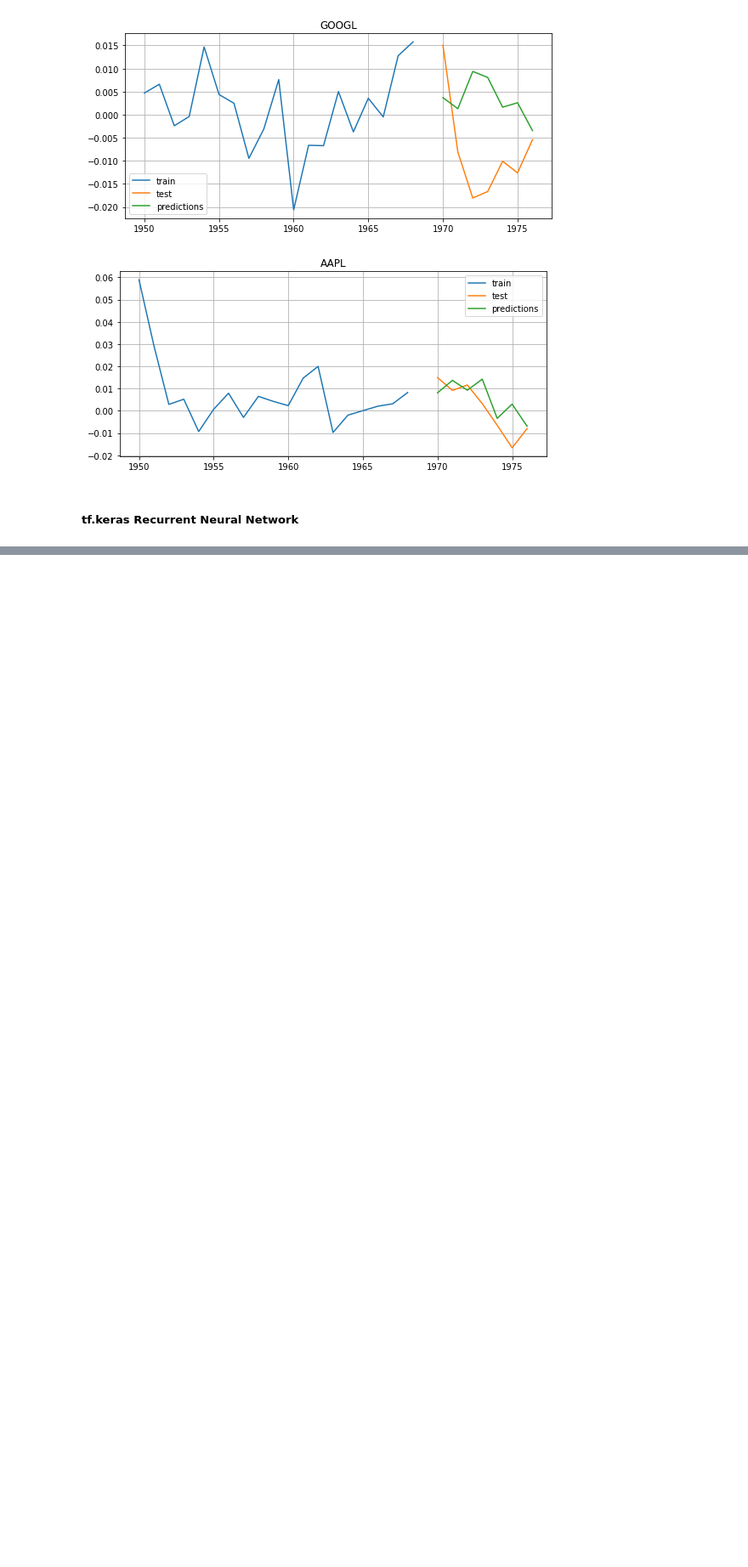
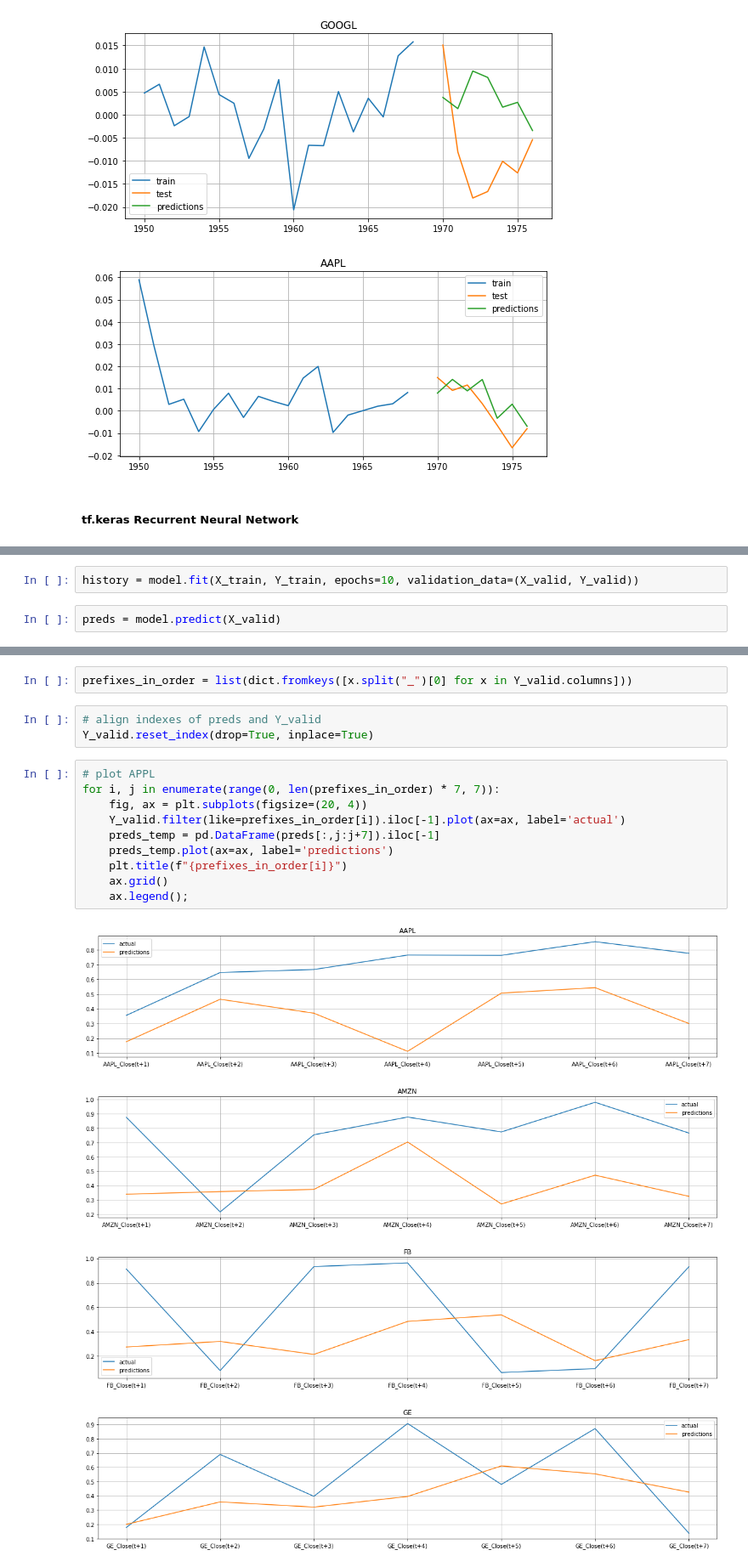
Before and after one commit to nikovacs/ML_Final_Project, a Jupyter notebook: stock_price_predictions.ipynb, the cells around one changed output, grey strips where cells are left out. Shown at 85% size. Saved outputs shown, nothing was run; the diff lists cells and outputs as text; blank space fills up the shorter version.

```diff
--- a/stock_price_predictions.ipynb
+++ b/stock_price_predictions.ipynb
@@ -457,0 +596,4 @@ for prefix in forecaster.prefixes_:
+# %%
+history = model.fit(X_train, Y_train, epochs=10, validation_data=(X_valid, Y_valid))
+# %%
+preds = model.predict(X_valid)
@@ -457,0 +620,20 @@ for prefix in forecaster.prefixes_:
+# %%
+prefixes_in_order = list(dict.fromkeys([x.split("_")[0] for x in Y_valid.columns]))
+# %%
+# align indexes of preds and Y_valid
+Y_valid.reset_index(drop=True, inplace=True)
+# %%
+# plot APPL
+for i, j in enumerate(range(0, len(prefixes_in_order) * 7, 7)):
+    fig, ax = plt.subplots(figsize=(20, 4))
+    Y_valid.filter(like=prefixes_in_order[i]).iloc[-1].plot(ax=ax, label='actual')
+    preds_temp = pd.DataFrame(preds[:,j:j+7]).iloc[-1]
+    preds_temp.plot(ax=ax, label='predictions')
+    plt.title(f"{prefixes_in_order[i]}")
+    ax.grid()
+    ax.legend();
+# %% [output]
+[figure, added]
+[figure, added]
+[figure, added]
+[figure, added]
```
Also changed, not shown: parts of 39 cells of this notebook.
